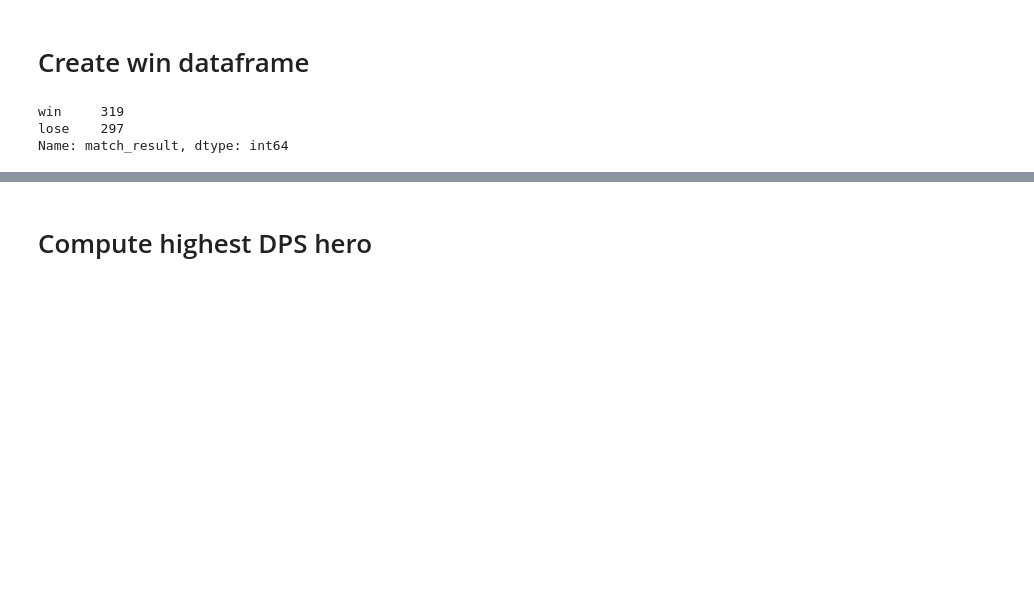
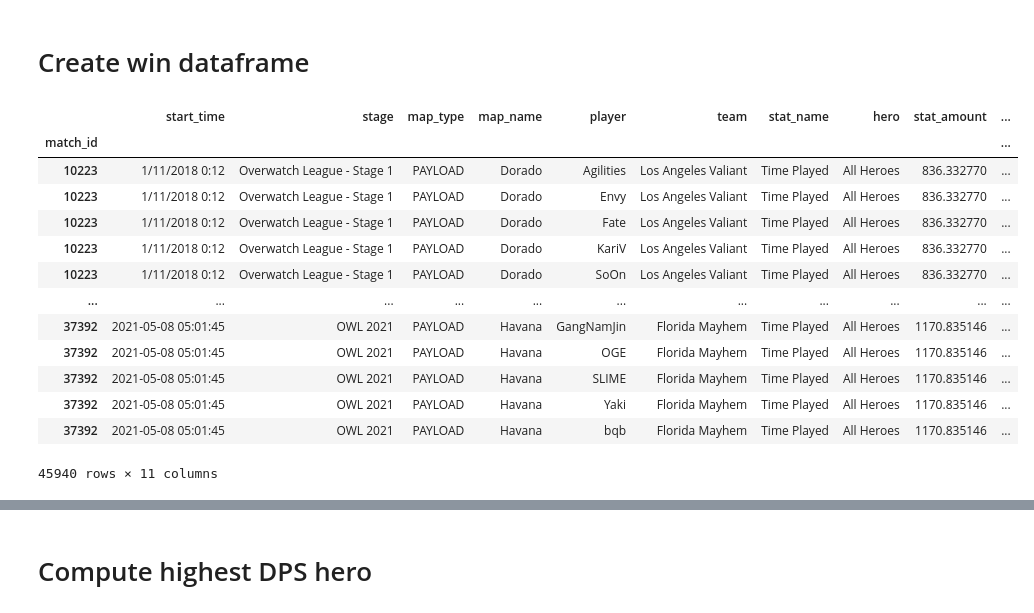
Before and after one commit to RogerWszolek/OverwatchAnalysis, a Jupyter notebook: Overwatch Questions.ipynb, the cells around one changed output, grey strips where cells are left out. Cells and saved outputs as stored; diff of their text form; code cells hidden in the pictures; blank space fills up the shorter version.

```diff
--- a/Overwatch Questions.ipynb
+++ b/Overwatch Questions.ipynb
@@ -52,13 +52,20 @@ def win_lose(x,y):
 
 df_win["match_result"] = df_win[["team","match_winner"]].apply(lambda x : win_lose(*x), axis=1)
 df_complete["match_result"] = df_complete[["team","match_winner"]].apply(lambda x : win_lose(*x), axis=1)
-# %%
-df_win_subs = df_win
-df_win_subs.reset_index(inplace=True)
-df_win_subs = df_win_subs[['player','match_result','match_id']].drop_duplicates(keep=False)
-df_subs_final = df_win_subs.set_index('player').drop_duplicates(keep='first')
-df_subs_final['match_result'].value_counts()
-# %% [output]
-win     319
-lose    297
-Name: match_result, dtype: int64
+# %%
+df_win
+# %% [output]
+|  | start_time | stage | map_type | map_name | player | team | stat_name | hero | stat_amount | ... |
+| match_id |  |  |  |  |  |  |  |  |  | ... |
+| 10223 | 1/11/2018 0:12 | Overwatch League - Stage 1 | PAYLOAD | Dorado | Agilities | Los Angeles Valiant | Time Played | All Heroes | 836.332770 | ... |
+| 10223 | 1/11/2018 0:12 | Overwatch League - Stage 1 | PAYLOAD | Dorado | Envy | Los Angeles Valiant | Time Played | All Heroes | 836.332770 | ... |
+| 10223 | 1/11/2018 0:12 | Overwatch League - Stage 1 | PAYLOAD | Dorado | Fate | Los Angeles Valiant | Time Played | All Heroes | 836.332770 | ... |
+| 10223 | 1/11/2018 0:12 | Overwatch League - Stage 1 | PAYLOAD | Dorado | KariV | Los Angeles Valiant | Time Played | All Heroes | 836.332770 | ... |
+| 10223 | 1/11/2018 0:12 | Overwatch League - Stage 1 | PAYLOAD | Dorado | SoOn | Los Angeles Valiant | Time Played | All Heroes | 836.332770 | ... |
+| ... | ... | ... | ... | ... | ... | ... | ... | ... | ... | ... |
+| 37392 | 2021-05-08 05:01:45 | OWL 2021 | PAYLOAD | Havana | GangNamJin | Florida Mayhem | Time Played | All Heroes | 1170.835146 | ... |
+| 37392 | 2021-05-08 05:01:45 | OWL 2021 | PAYLOAD | Havana | OGE | Florida Mayhem | Time Played | All Heroes | 1170.835146 | ... |
+| 37392 | 2021-05-08 05:01:45 | OWL 2021 | PAYLOAD | Havana | SLIME | Florida Mayhem | Time Played | All Heroes | 1170.835146 | ... |
+| 37392 | 2021-05-08 05:01:45 | OWL 2021 | PAYLOAD | Havana | Yaki | Florida Mayhem | Time Played | All Heroes | 1170.835146 | ... |
+| 37392 | 2021-05-08 05:01:45 | OWL 2021 | PAYLOAD | Havana | bqb | Florida Mayhem | Time Played | All Heroes | 1170.835146 | ... |
+45940 rows × 11 columns
```
Also changed, not shown: parts of 7 cells of this notebook, 1 other file.
